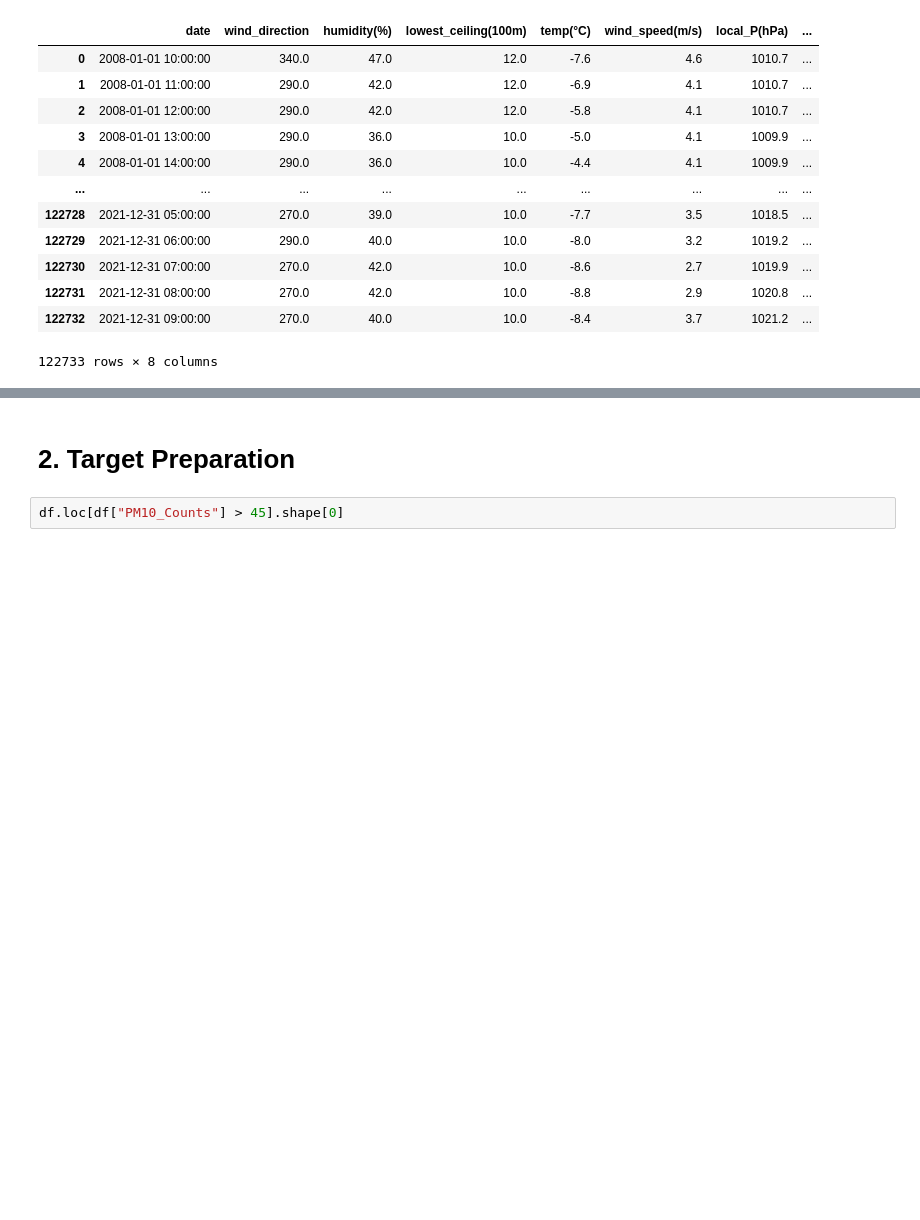
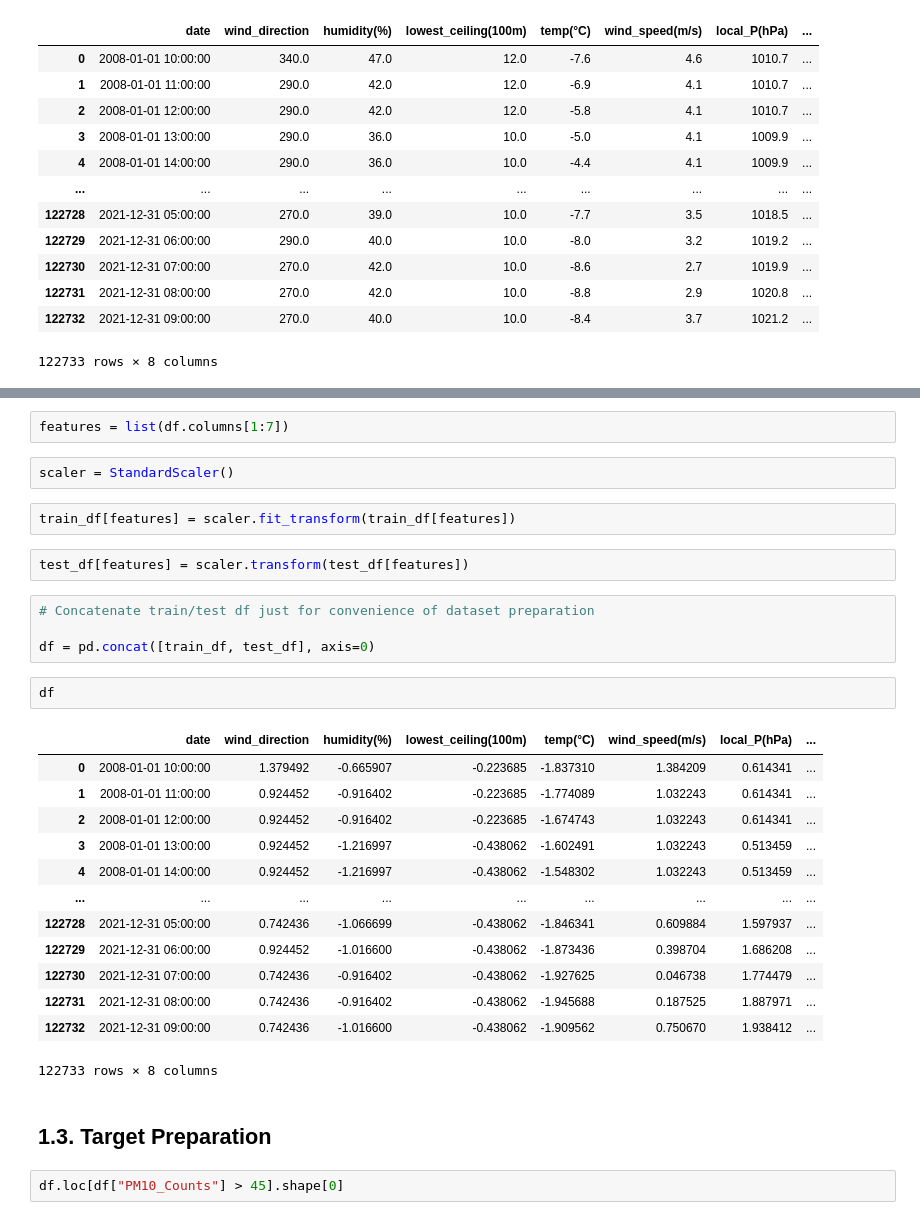
Before and after one commit to johnwslee/fine_dust_analysis_2, a Jupyter notebook: notebooks/0_data_preprocessing.ipynb, the cells around one changed output, grey strips where cells are left out. Cells and saved outputs as stored; diff of their text form; blank space fills up the shorter version.

```diff
--- a/notebooks/0_data_preprocessing.ipynb
+++ b/notebooks/0_data_preprocessing.ipynb
@@ -67,5 +90,33 @@ Since the time starts from 10 for 2008-01-01, the dataset should start from 2008
+# %%
+features = list(df.columns[1:7])
+# %%
+scaler = StandardScaler()
+# %%
+train_df[features] = scaler.fit_transform(train_df[features])
+# %%
+test_df[features] = scaler.transform(test_df[features])
+# %%
+# Concatenate train/test df just for convenience of dataset preparation
+
+df = pd.concat([train_df, test_df], axis=0)
+# %%
+df
+# %% [output]
+|  | date | wind_direction | humidity(%) | lowest_ceiling(100m) | temp(°C) | wind_speed(m/s) | local_P(hPa) | ... |
+| 0 | 2008-01-01 10:00:00 | 1.379492 | -0.665907 | -0.223685 | -1.837310 | 1.384209 | 0.614341 | ... |
+| 1 | 2008-01-01 11:00:00 | 0.924452 | -0.916402 | -0.223685 | -1.774089 | 1.032243 | 0.614341 | ... |
+| 2 | 2008-01-01 12:00:00 | 0.924452 | -0.916402 | -0.223685 | -1.674743 | 1.032243 | 0.614341 | ... |
+| 3 | 2008-01-01 13:00:00 | 0.924452 | -1.216997 | -0.438062 | -1.602491 | 1.032243 | 0.513459 | ... |
+| 4 | 2008-01-01 14:00:00 | 0.924452 | -1.216997 | -0.438062 | -1.548302 | 1.032243 | 0.513459 | ... |
+| ... | ... | ... | ... | ... | ... | ... | ... | ... |
+| 122728 | 2021-12-31 05:00:00 | 0.742436 | -1.066699 | -0.438062 | -1.846341 | 0.609884 | 1.597937 | ... |
+| 122729 | 2021-12-31 06:00:00 | 0.924452 | -1.016600 | -0.438062 | -1.873436 | 0.398704 | 1.686208 | ... |
+| 122730 | 2021-12-31 07:00:00 | 0.742436 | -0.916402 | -0.438062 | -1.927625 | 0.046738 | 1.774479 | ... |
+| 122731 | 2021-12-31 08:00:00 | 0.742436 | -0.916402 | -0.438062 | -1.945688 | 0.187525 | 1.887971 | ... |
+| 122732 | 2021-12-31 09:00:00 | 0.742436 | -1.016600 | -0.438062 | -1.909562 | 0.750670 | 1.938412 | ... |
+122733 rows × 8 columns
 # %% [markdown]
-# 2. Target Preparation
+## 1.3. Target Preparation
 # %%
 df.loc[df["PM10_Counts"] > 45].shape[0]
 # %% [output]
```
Also changed, not shown: parts of 32 cells of this notebook, 2 other files.
